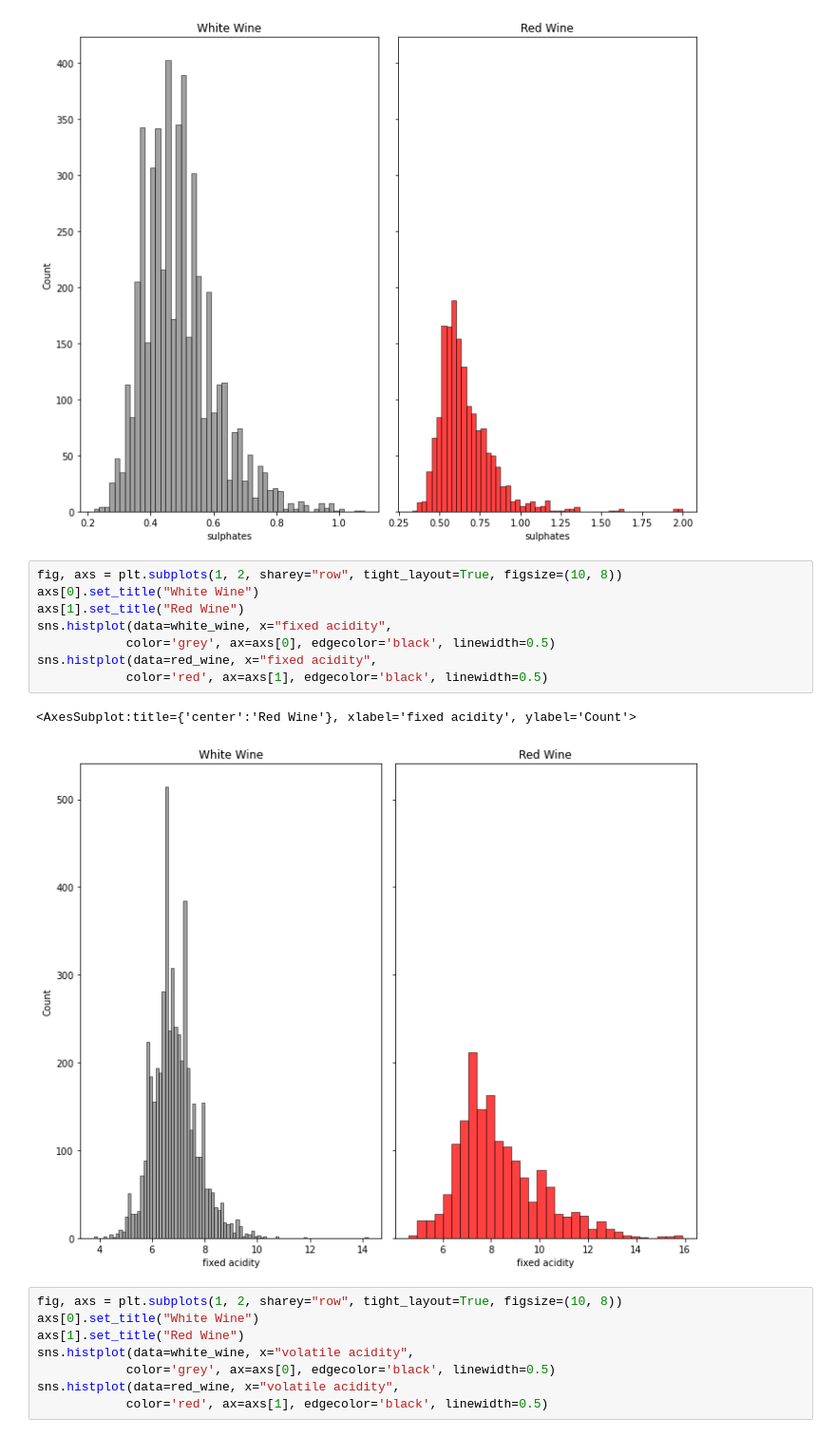
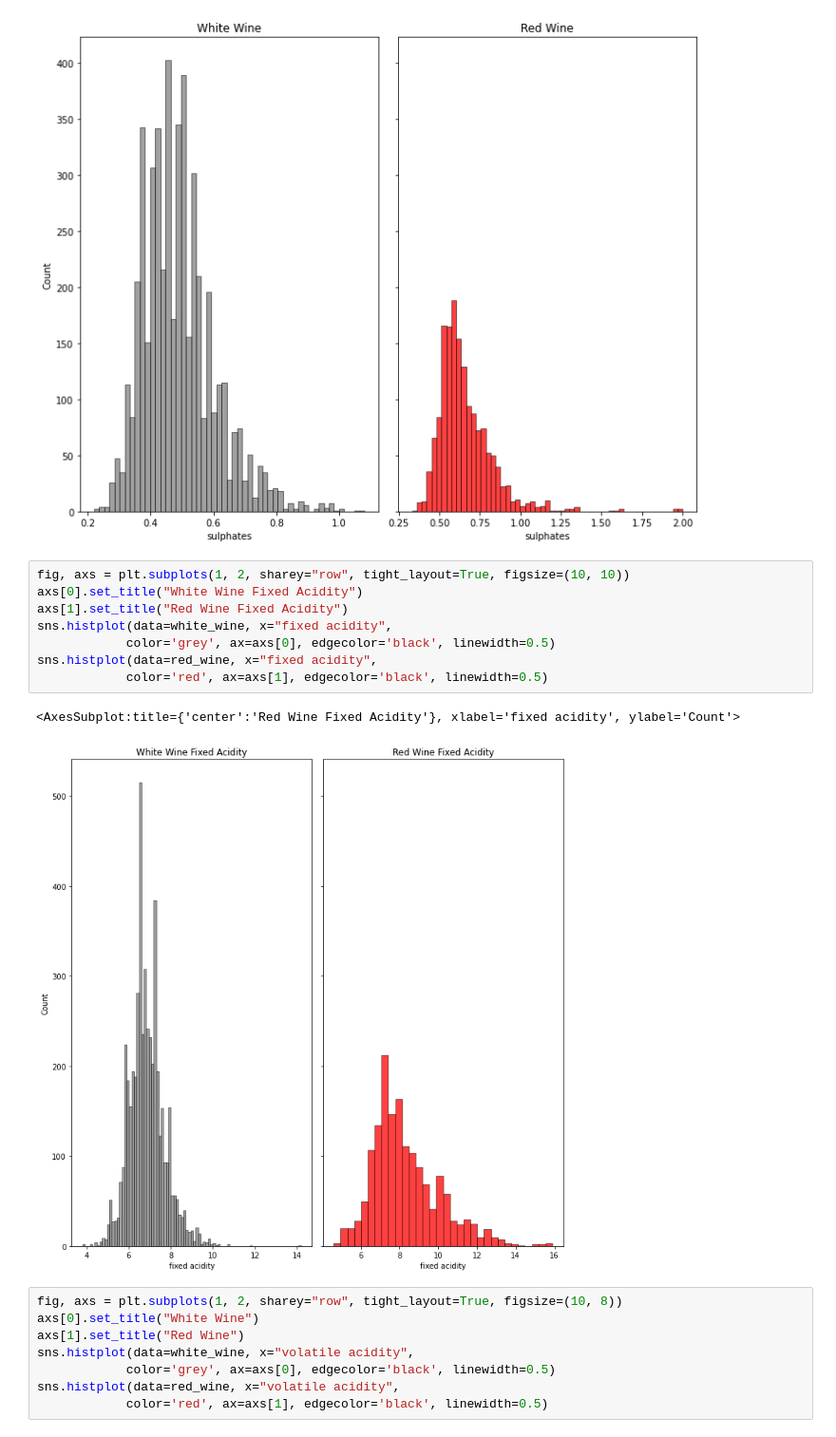
Before and after one commit to EjioforSandraAkunna/BlueBerryWine_Project, a Jupyter notebook: matplotlib_exercises.ipynb, the cells around one changed output. Shown: that part at 95% size. Cells and saved outputs as stored; diff of their text form.

```diff
--- a/matplotlib_exercises.ipynb
+++ b/matplotlib_exercises.ipynb
@@ -646,16 +661,16 @@ sns.histplot(data=red_wine, x="sulphates",
 <AxesSubplot:title={'center':'Red Wine'}, xlabel='sulphates', ylabel='Count'>
 [figure]
 # %%
-fig, axs = plt.subplots(1, 2, sharey="row", tight_layout=True, figsize=(10, 8))
-axs[0].set_title("White Wine")
-axs[1].set_title("Red Wine")
+fig, axs = plt.subplots(1, 2, sharey="row", tight_layout=True, figsize=(10, 10))
+axs[0].set_title("White Wine Fixed Acidity")
+axs[1].set_title("Red Wine Fixed Acidity")
 sns.histplot(data=white_wine, x="fixed acidity",
             color='grey', ax=axs[0], edgecolor='black', linewidth=0.5)
 sns.histplot(data=red_wine, x="fixed acidity",
             color='red', ax=axs[1], edgecolor='black', linewidth=0.5)
 # %% [output]
-<AxesSubplot:title={'center':'Red Wine'}, xlabel='fixed acidity', ylabel='Count'>
+<AxesSubplot:title={'center':'Red Wine Fixed Acidity'}, xlabel='fixed acidity', ylabel='Count'>
-[figure, old version]
+[figure, new version]
 # %%
 fig, axs = plt.subplots(1, 2, sharey="row", tight_layout=True, figsize=(10, 8))
 axs[0].set_title("White Wine")
```
Also changed, not shown: parts of 4 cells of this notebook, 1 other file.
